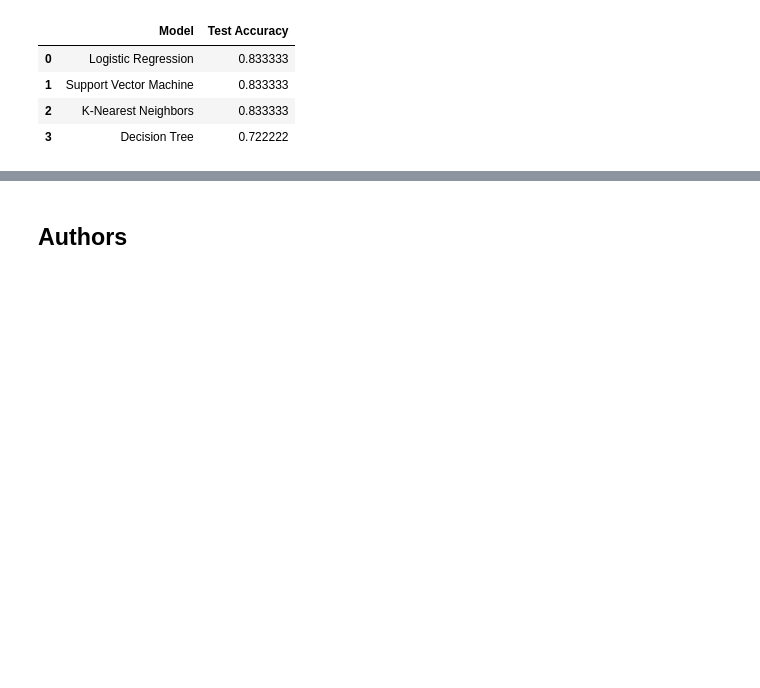
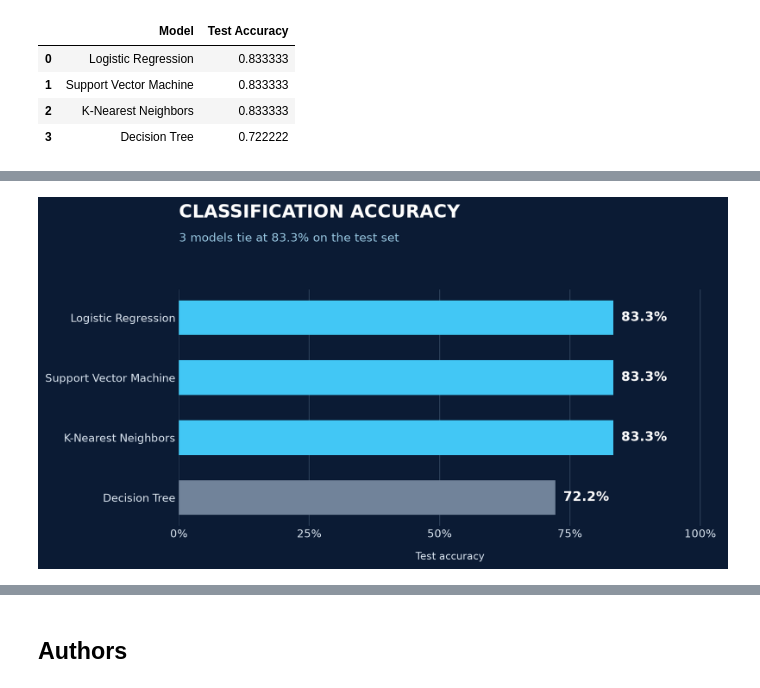
Before and after one commit to treinart/IBM-Data-Science-Professional-Certificate, a Jupyter notebook: 10_Applied Data Science Capstone/Module 4/SpaceX-Machine-Learning-Prediction-Part-5-v1.ipynb, the cells around one changed output, grey strips where cells are left out. Saved outputs shown, nothing was run; the diff lists cells and outputs as text; code cells hidden in the pictures; blank space fills up the shorter version.

```diff
--- a/10_Applied Data Science Capstone/Module 4/SpaceX-Machine-Learning-Prediction-Part-5-v1.ipynb
+++ b/10_Applied Data Science Capstone/Module 4/SpaceX-Machine-Learning-Prediction-Part-5-v1.ipynb
@@ -500,3 +514,55 @@ True Positive Rate: 100.0%
 | 1 | Support Vector Machine | 0.833333 | 0.800000 | 1.000000 | 0.888889 | 3 | 0 |
 | 2 | K-Nearest Neighbors | 0.833333 | 0.800000 | 1.000000 | 0.888889 | 3 | 0 |
 | 3 | Decision Tree | 0.722222 | 0.769231 | 0.833333 | 0.800000 | 3 | 2 |
+# %%
+import matplotlib.ticker as mtick
+
+scores = model_results.copy()
+best = scores["Test Accuracy"].max()
+tied = scores["Test Accuracy"].eq(best).sum()
+
+fig, ax = plt.subplots(figsize=(11.5, 5.6), dpi=170)
+fig.patch.set_facecolor("#0B1B34")
+ax.set_facecolor("#0B1B34")
+
+colors = [
+    "#42C7F5" if score == best else "#71839A"
+    for score in scores["Test Accuracy"]
+]
+bars = ax.barh(
+    scores["Model"], scores["Test Accuracy"],
+    color=colors, height=0.58
+)
+ax.invert_yaxis()
+
+for bar, score in zip(bars, scores["Test Accuracy"]):
+    ax.text(
+        score + 0.015,
+        bar.get_y() + bar.get_height() / 2,
+        f"{score:.1%}",
+        va="center", color="white", fontsize=13, fontweight="bold"
+    )
+
+ax.set_xlim(0, 1.04)
+ax.set_xticks([0, 0.25, 0.50, 0.75, 1.00])
+ax.xaxis.set_major_formatter(mtick.PercentFormatter(1.0, decimals=0))
+ax.grid(axis="x", color="#344760", linewidth=0.8)
+ax.set_axisbelow(True)
+ax.tick_params(axis="both", colors="#DCE7F3", labelsize=11, length=0)
+ax.set_xlabel("Test accuracy", color="#DCE7F3", labelpad=12)
+
+for spine in ax.spines.values():
+    spine.set_visible(False)
+
+fig.text(
+    0.28, 0.94, "CLASSIFICATION ACCURACY",
+    color="white", fontsize=18, fontweight="bold"
+)
+fig.text(
+    0.28, 0.88, f"{tied} models tie at {best:.1%} on the test set",
+    color="#9CCBE5", fontsize=12
+)
+fig.subplots_adjust(left=0.28, right=0.94, bottom=0.17, top=0.76)
+plt.show()
+# %% [output]
+[figure, added]
```
Also changed, not shown: parts of 6 cells of this notebook, 1 other file.
